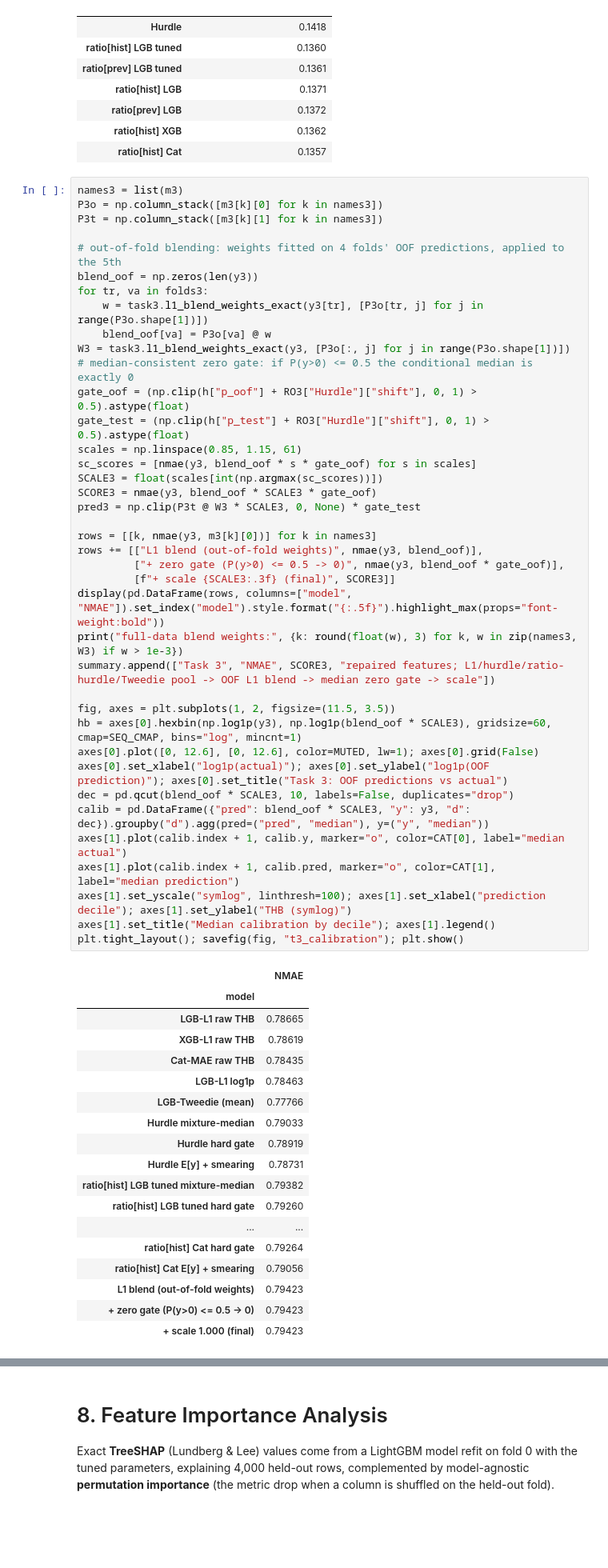
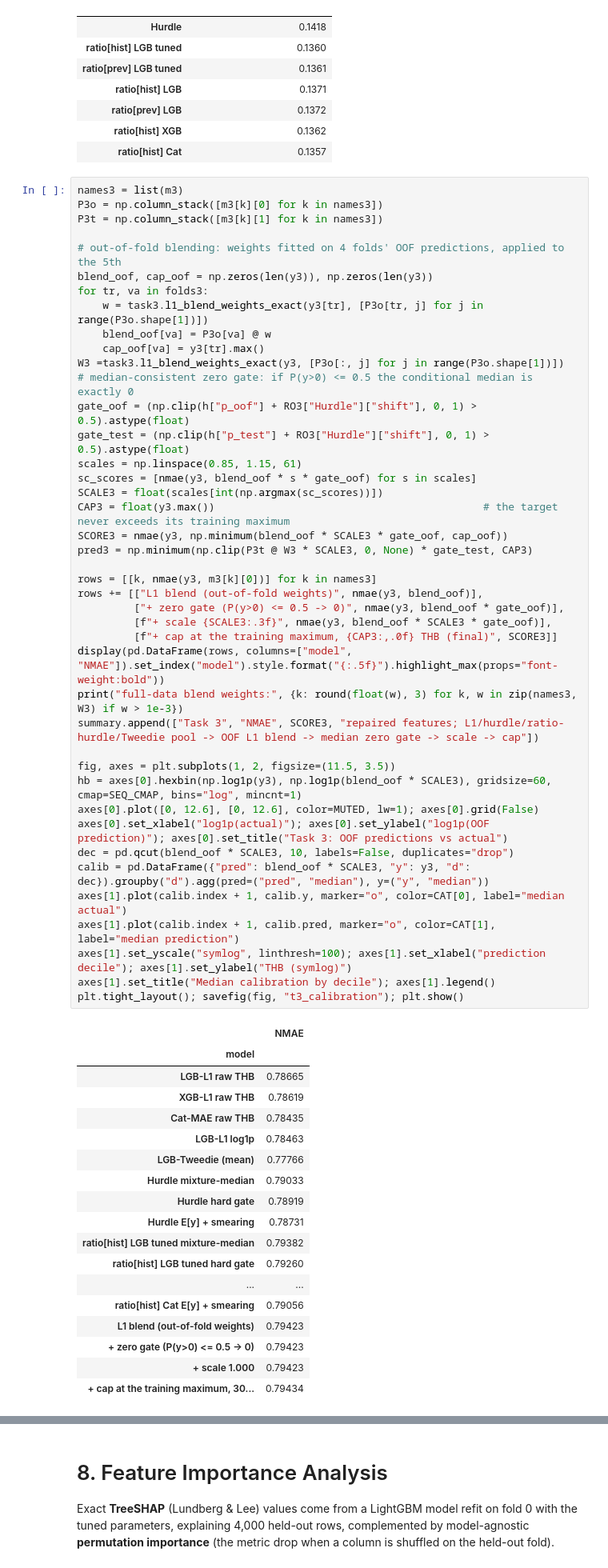
Before and after one commit to Menelaus122/cpe342-kaggle-ML007, a Jupyter notebook: task3/task3.ipynb, the cells around one changed output, grey strips where cells are left out. Shown at 80% size. Drawn from its saved outputs; the diff is of its cells as text; blank space fills up the shorter version.

```diff
--- a/task3/task3.ipynb
+++ b/task3/task3.ipynb
@@ -383,58 +384,61 @@ P3o = np.column_stack([m3[k][0] for k in names3])
 P3t = np.column_stack([m3[k][1] for k in names3])
 
 # out-of-fold blending: weights fitted on 4 folds' OOF predictions, applied to the 5th
-blend_oof = np.zeros(len(y3))
+blend_oof, cap_oof = np.zeros(len(y3)), np.zeros(len(y3))
 for tr, va in folds3:
     w = task3.l1_blend_weights_exact(y3[tr], [P3o[tr, j] for j in range(P3o.shape[1])])
     blend_oof[va] = P3o[va] @ w
-W3 = task3.l1_blend_weights_exact(y3, [P3o[:, j] for j in range(P3o.shape[1])])
+    cap_oof[va] = y3[tr].max()
+W3 =task3.l1_blend_weights_exact(y3, [P3o[:, j] for j in range(P3o.shape[1])])
 # median-consistent zero gate: if P(y>0) <= 0.5 the conditional median is exactly 0
 gate_oof = (np.clip(h["p_oof"] + RO3["Hurdle"]["shift"], 0, 1) > 0.5).astype(float)
 gate_test = (np.clip(h["p_test"] + RO3["Hurdle"]["shift"], 0, 1) > 0.5).astype(float)
 scales = np.linspace(0.85, 1.15, 61)
 sc_scores = [nmae(y3, blend_oof * s * gate_oof) for s in scales]
 SCALE3 = float(scales[int(np.argmax(sc_scores))])
-SCORE3 = nmae(y3, blend_oof * SCALE3 * gate_oof)
-pred3 = np.clip(P3t @ W3 * SCALE3, 0, None) * gate_test
+CAP3 = float(y3.max())                                           # the target never exceeds its training maximum
+SCORE3 = nmae(y3, np.minimum(blend_oof * SCALE3 * gate_oof, cap_oof))
+pred3 = np.minimum(np.clip(P3t @ W3 * SCALE3, 0, None) * gate_test, CAP3)
 
 rows = [[k, nmae(y3, m3[k][0])] for k in names3]
 rows += [["L1 blend (out-of-fold weights)", nmae(y3, blend_oof)],
          ["+ zero gate (P(y>0) <= 0.5 -> 0)", nmae(y3, blend_oof * gate_oof)],
-         [f"+ scale {SCALE3:.3f} (final)", SCORE3]]
+         [f"+ scale {SCALE3:.3f}", nmae(y3, blend_oof * SCALE3 * gate_oof)],
+         [f"+ cap at the training maximum, {CAP3:,.0f} THB (final)", SCORE3]]
 display(pd.DataFrame(rows, columns=["model", "NMAE"]).set_index("model").style.format("{:.5f}").highlight_max(props="font-weight:bold"))
 print("full-data blend weights:", {k: round(float(w), 3) for k, w in zip(names3, W3) if w > 1e-3})
-summary.append(["Task 3", "NMAE", SCORE3, "repaired features; L1/hurdle/ratio-hurdle/Tweedie pool -> OOF L1 blend -> median zero gate -> scale"])
+summary.append(["Task 3", "NMAE", SCORE3, "repaired features; L1/hurdle/ratio-hurdle/Tweedie pool -> OOF L1 blend -> median zero gate -> scale -> cap"])
 
 fig, axes = plt.subplots(1, 2, figsize=(11.5, 3.5))
 hb = axes[0].hexbin(np.log1p(y3), np.log1p(blend_oof * SCALE3), gridsize=60, cmap=SEQ_CMAP, bins="log", mincnt=1)
 axes[0].plot([0, 12.6], [0, 12.6], color=MUTED, lw=1); axes[0].grid(False)
 axes[0].set_xlabel("log1p(actual)"); axes[0].set_ylabel("log1p(OOF prediction)"); axes[0].set_title("Task 3: OOF predictions vs actual")
 dec = pd.qcut(blend_oof * SCALE3, 10, labels=False, duplicates="drop")
 calib = pd.DataFrame({"pred": blend_oof * SCALE3, "y": y3, "d": dec}).groupby("d").agg(pred=("pred", "median"), y=("y", "median"))
 axes[1].plot(calib.index + 1, calib.y, marker="o", color=CAT[0], label="median actual")
 axes[1].plot(calib.index + 1, calib.pred, marker="o", color=CAT[1], label="median prediction")
 axes[1].set_yscale("symlog", linthresh=100); axes[1].set_xlabel("prediction decile"); axes[1].set_ylabel("THB (symlog)")
 axes[1].set_title("Median calibration by decile"); axes[1].legend()
 plt.tight_layout(); savefig(fig, "t3_calibration"); plt.show()
 # %% [output]
 |  | NMAE |
 | model |  |
 | LGB-L1 raw THB | 0.78665 |
 | XGB-L1 raw THB | 0.78619 |
 | Cat-MAE raw THB | 0.78435 |
 | LGB-L1 log1p | 0.78463 |
 | LGB-Tweedie (mean) | 0.77766 |
 | Hurdle mixture-median | 0.79033 |
 | Hurdle hard gate | 0.78919 |
 | Hurdle E[y] + smearing | 0.78731 |
 | ratio[hist] LGB tuned mixture-median | 0.79382 |
 | ratio[hist] LGB tuned hard gate | 0.79260 |
 | ... | ... |
-| ratio[hist] Cat hard gate | 0.79264 |
 | ratio[hist] Cat E[y] + smearing | 0.79056 |
 | L1 blend (out-of-fold weights) | 0.79423 |
 | + zero gate (P(y>0) <= 0.5 -> 0) | 0.79423 |
-| + scale 1.000 (final) | 0.79423 |
+| + scale 1.000 | 0.79423 |
+| + cap at the training maximum, 30... | 0.79434 |
 full-data blend weights: {'ratio[hist] LGB tuned mixture-median': 0.181, 'ratio[prev] LGB tuned mixture-median': 0.169, 'ratio[prev] LGB mixture-median': 0.001, 'ratio[hist] XGB mixture-median': 0.272 ...
 [figure]
 # %% [markdown]
```
Also changed, not shown: parts of 4 cells of this notebook, 20 other files.
